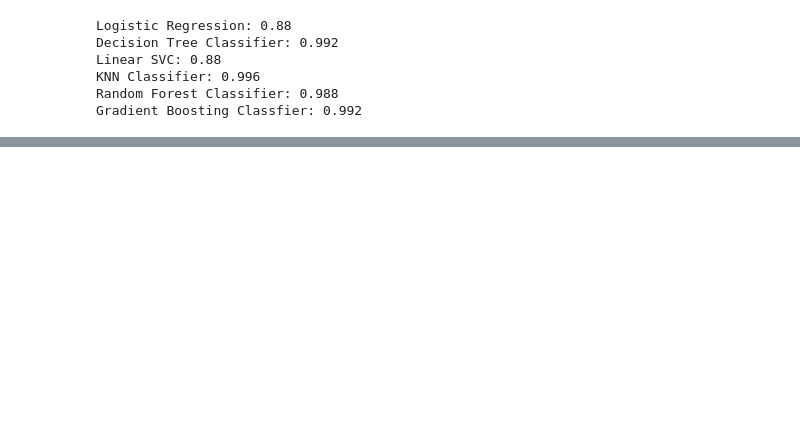
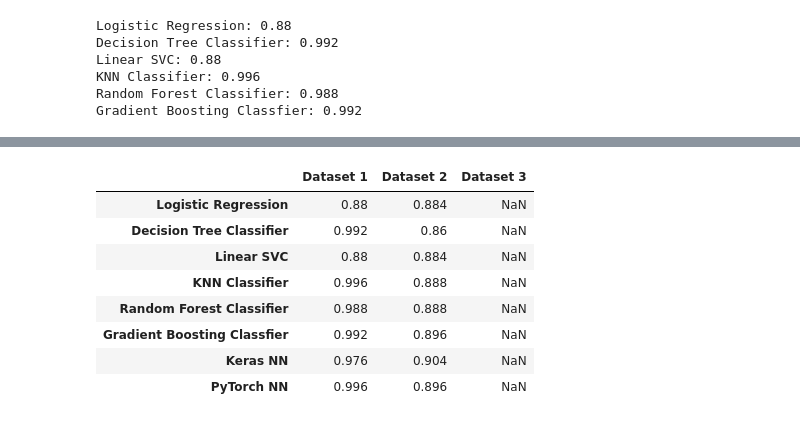
Before and after one commit to Stas-Medvedev/Binary-classification-model-comparison, a Jupyter notebook: Binary classification model comparison.ipynb, the cells around one changed output, grey strips where cells are left out. Drawn from its saved outputs; the diff is of its cells as text; code cells hidden in the pictures; blank space fills up the shorter version.

Commit message:
Added second moon dataset

```diff
--- a/Binary classification model comparison.ipynb
+++ b/Binary classification model comparison.ipynb
@@ -759,0 +821,12 @@ moon_accuracy_df
+# %%
+moon_accuracy_df
+# %% [output]
+|  | Dataset 1 | Dataset 2 | Dataset 3 |
+| Logistic Regression | 0.88 | 0.884 | NaN |
+| Decision Tree Classifier | 0.992 | 0.86 | NaN |
+| Linear SVC | 0.88 | 0.884 | NaN |
+| KNN Classifier | 0.996 | 0.888 | NaN |
+| Random Forest Classifier | 0.988 | 0.888 | NaN |
+| Gradient Boosting Classfier | 0.992 | 0.896 | NaN |
+| Keras NN | 0.976 | 0.904 | NaN |
+| PyTorch NN | 0.996 | 0.896 | NaN |
```
Also changed, not shown: parts of 28 cells of this notebook.
